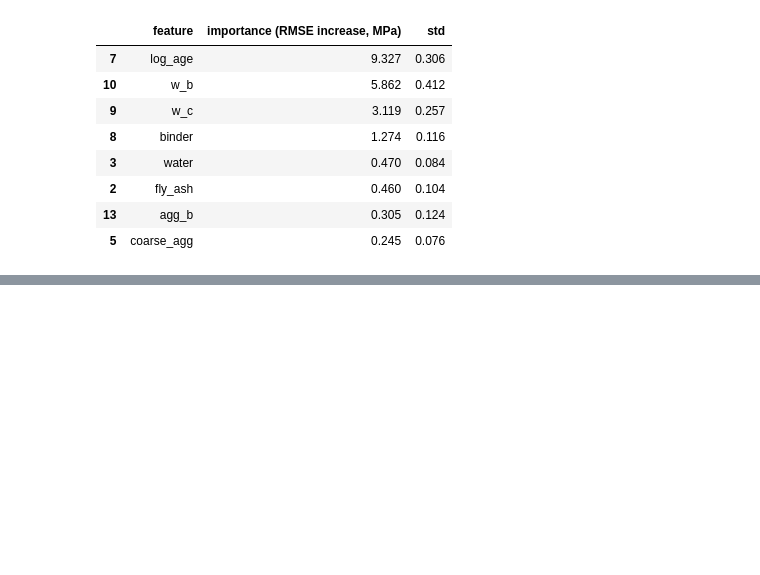
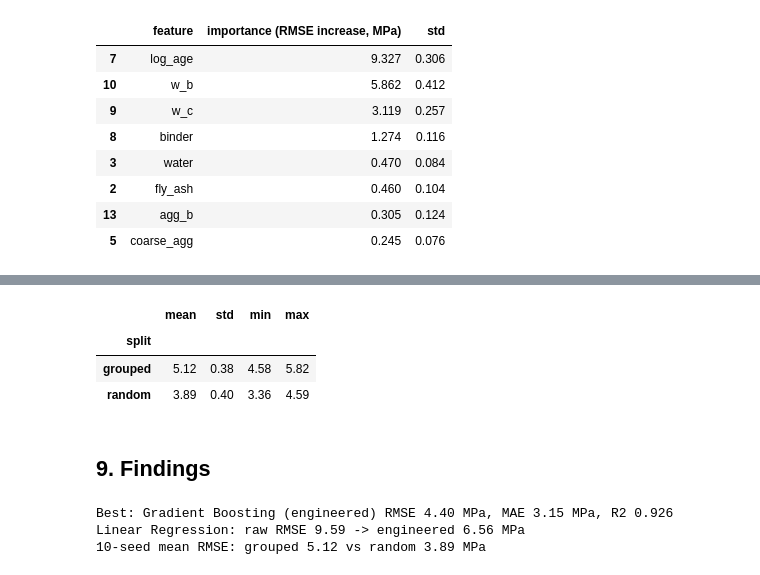
Before and after one commit to weedymif-tech/Ostaad, a Jupyter notebook: experiment.ipynb, the cells around one changed output, grey strips where cells are left out. Cells and saved outputs as stored; diff of their text form; code cells hidden in the pictures; blank space fills up the shorter version.

Commit message:
Add leakage check comparing grouped and random splits over 10 seeds
Co-Authored-By: Claude Opus 5.5 <noreply@anthropic.com>
Claude-Session: https://claude.ai/code/session_01UKw7apMMowpGbVwZv1JLiH

```diff
--- a/experiment.ipynb
+++ b/experiment.ipynb
@@ -493,0 +498,22 @@ imp_df.round(3).head(8)
+# %%
+from sklearn.base import clone
+
+idx_tr, idx_te = train_test_split(np.arange(len(df)), test_size=0.2, random_state=SEED)
+shared = len(set(groups[idx_tr]) & set(groups[idx_te]))
+print(f"Random split: {shared} of {len(set(groups[idx_te]))} test mixtures also appear in training")
+
+X_all = df[best_features]
+rand_model = clone(best_model).fit(X_all.iloc[idx_tr], y[idx_tr])
+p_rand = rand_model.predict(X_all.iloc[idx_te])
+
+leak = pd.DataFrame([
+    {"split": "Grouped by mixture (unseen mixtures)",
+     "RMSE (MPa)": rmse(y_test, preds[(best_name, best_fs)]),
+     "MAE (MPa)": mean_absolute_error(y_test, preds[(best_name, best_fs)]),
+     "R2": r2_score(y_test, preds[(best_name, best_fs)])},
+    {"split": "Random rows",
+     "RMSE (MPa)": rmse(y[idx_te], p_rand),
+     "MAE (MPa)": mean_absolute_error(y[idx_te], p_rand),
+     "R2": r2_score(y[idx_te], p_rand)},
+])
+leak.round(3)
@@ -493,0 +525,31 @@ imp_df.round(3).head(8)
+# %%
+# Single splits are noisy, so repeat both schemes over 10 seeds
+rep = []
+for s in range(10):
+    tr_g, te_g = next(GroupShuffleSplit(1, test_size=0.2, random_state=s).split(df, y, groups))
+    tr_r, te_r = train_test_split(np.arange(len(df)), test_size=0.2, random_state=s)
+    for label, tr, te in [("grouped", tr_g, te_g), ("random", tr_r, te_r)]:
+        m = clone(best_model).fit(X_all.iloc[tr], y[tr])
+        rep.append({"seed": s, "split": label, "RMSE": rmse(y[te], m.predict(X_all.iloc[te]))})
+rep = pd.DataFrame(rep)
+rep.groupby("split")["RMSE"].agg(["mean", "std", "min", "max"]).round(2)
+# %% [output]
+|  | mean | std | min | max |
+| split |  |  |  |  |
+| grouped | 5.12 | 0.38 | 4.58 | 5.82 |
+| random | 3.89 | 0.40 | 3.36 | 4.59 |
+# %% [markdown]
+## 9. Findings
+# %%
+best_row = test_results.iloc[0]
+lin_eng = test_results.query("model == 'Linear Regression' and features == 'engineered'").iloc[0]
+lin_raw = test_results.query("model == 'Linear Regression' and features == 'raw'").iloc[0]
+rep_summary = rep.groupby("split")["RMSE"].mean()
+print(f"Best: {best_row['model']} ({best_row['features']}) "
+      f"RMSE {best_row['RMSE (MPa)']:.2f} MPa, MAE {best_row['MAE (MPa)']:.2f} MPa, R2 {best_row['R2']:.3f}")
+print(f"Linear Regression: raw RMSE {lin_raw['RMSE (MPa)']:.2f} -> engineered {lin_eng['RMSE (MPa)']:.2f} MPa")
+print(f"10-seed mean RMSE: grouped {rep_summary['grouped']:.2f} vs random {rep_summary['random']:.2f} MPa")
+# %% [output]
+Best: Gradient Boosting (engineered) RMSE 4.40 MPa, MAE 3.15 MPa, R2 0.926
+Linear Regression: raw RMSE 9.59 -> engineered 6.56 MPa
+10-seed mean RMSE: grouped 5.12 vs random 3.89 MPa
```
Also changed, not shown: parts of 2 cells of this notebook.
